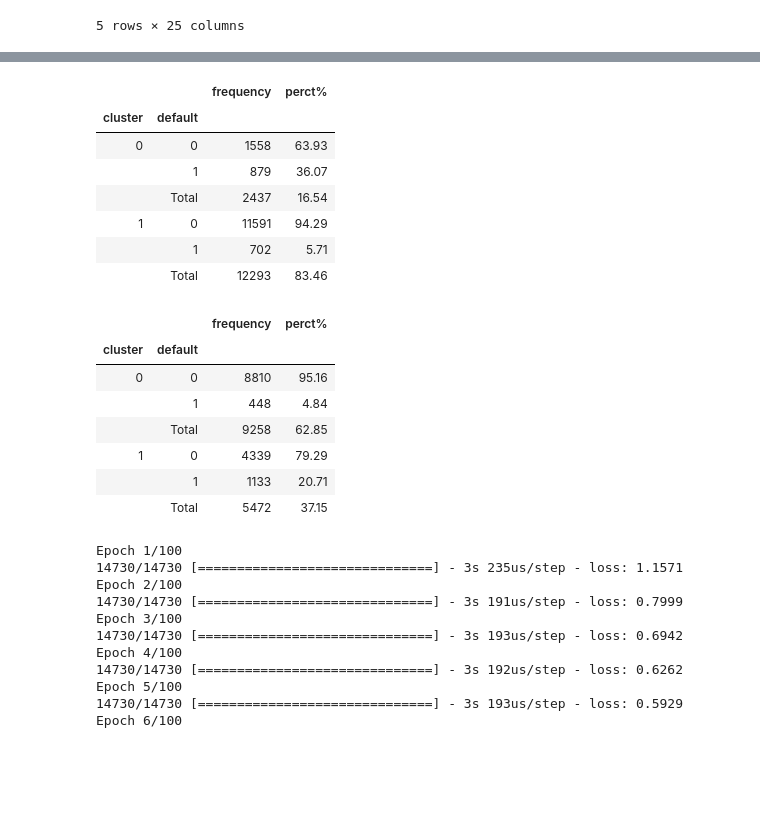
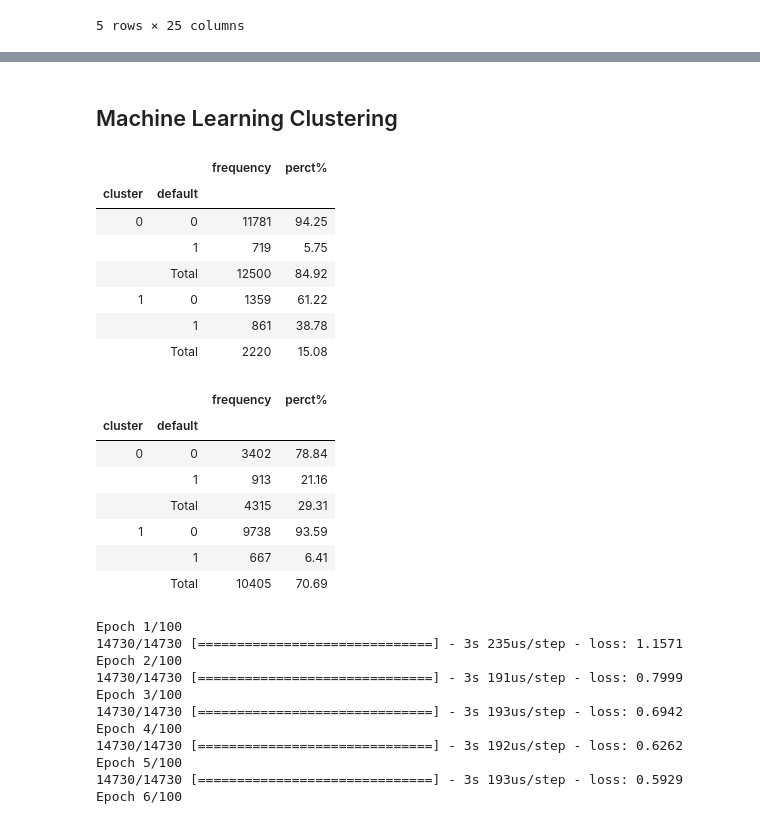
Before and after one commit to kindhjj/network_model_for_credit_scoring, a Jupyter notebook: code/Classification.ipynb, the cells around one changed output, grey strips where cells are left out. Cells and saved outputs as stored; diff of their text form; code cells hidden in the pictures; blank space fills up the shorter version.

```diff
--- a/code/Classification.ipynb
+++ b/code/Classification.ipynb
@@ -52,0 +70,8 @@ rawdata_df.head()
+# %%
+fig,ax=plt.subplots(5,5,figsize=(10,10))
+rawdata_unif_df=rawdata_df.copy()
+rawdata_unif_df.iloc[:,1:]=quantile_transform(rawdata_unif_df.iloc[:,1:])
+for i in range(1, len(rawdata_unif_df.columns)):
+    sns.violinplot(data=rawdata_unif_df,y=rawdata_unif_df.columns[i], x='status',ax=ax[(i-1)//5][(i-1)%5])
+    ax[(i-1)//5][(i-1)%5].set_ylim([-.1, 1.1])
+fig.set_size_inches(20, 16)
@@ -96,4 +136,0 @@ for col in adj_features_df.columns[1:]:
-# %%
-adj_features_df = adj_features_df[adj_features_df["V11"] != 0]
-adj_features_df = adj_features_df.dropna()
-adj_features_df.describe()
@@ -147,2 +136,0 @@ adj_features_df.head()
-# %%
-adj_features_df = (adj_features_df - np.mean(adj_features_df)) / np.std(adj_features_df)
@@ -181,0 +149,9 @@ Feature_vec.head()
+# %%
+fig,ax=plt.subplots(4,5,figsize=(10,10))
+adj_features_unif_df=adj_features_df.copy()
+adj_features_unif_df['status']=data_status
+adj_features_unif_df.iloc[:,:-1]=quantile_transform(adj_features_unif_df.iloc[:,:-1])
+for i in range(len(adj_features_unif_df.columns)-1):
+    sns.violinplot(data=adj_features_unif_df,y=adj_features_unif_df.columns[i], x='status',ax=ax[i//5][i%5])
+    ax[i//5][i%5].set_ylim([-.1, 1.1])
+fig.set_size_inches(20, 16)
@@ -182,3 +160,5 @@ Feature_vec.head()
+# %% [markdown]
+## Machine Learning Clustering
 # %%
 def gen_summary_df(data_status, pred_vec):
     classified_df = pd.DataFrame({"default": data_status, "cluster": pred_vec})
@@ -203,33 +183,33 @@ def gen_summary_df(data_status, pred_vec):
 # %%
 # kMeans
 estimator = KMeans(n_clusters=2)
-kmeans_pred = estimator.fit_predict(Feature_vec)
+kmeans_pred = estimator.fit_predict(adj_features_std_df)
 gen_summary_df(data_status,kmeans_pred)
 # %% [output]
 |  |  | frequency | perct% |
 | cluster | default |  |  |
-| 0 | 0 | 1558 | 63.93 |
-|  | 1 | 879 | 36.07 |
-|  | Total | 2437 | 16.54 |
-| 1 | 0 | 11591 | 94.29 |
-|  | 1 | 702 | 5.71 |
-|  | Total | 12293 | 83.46 |
+| 0 | 0 | 11781 | 94.25 |
+|  | 1 | 719 | 5.75 |
+|  | Total | 12500 | 84.92 |
+| 1 | 0 | 1359 | 61.22 |
+|  | 1 | 861 | 38.78 |
+|  | Total | 2220 | 15.08 |
 # %%
 # GMM
 estimator = GaussianMixture(
     n_components=2, covariance_type="full", init_params="kmeans", random_state=None
 )
-gmm_pred = estimator.fit_predict(Feature_vec)
+gmm_pred = estimator.fit_predict(adj_features_std_df)
 gen_summary_df(data_status,gmm_pred)
 # %% [output]
 |  |  | frequency | perct% |
 | cluster | default |  |  |
-| 0 | 0 | 8810 | 95.16 |
-|  | 1 | 448 | 4.84 |
-|  | Total | 9258 | 62.85 |
-| 1 | 0 | 4339 | 79.29 |
-|  | 1 | 1133 | 20.71 |
-|  | Total | 5472 | 37.15 |
+| 0 | 0 | 3402 | 78.84 |
+|  | 1 | 913 | 21.16 |
+|  | Total | 4315 | 29.31 |
+| 1 | 0 | 9738 | 93.59 |
+|  | 1 | 667 | 6.41 |
+|  | Total | 10405 | 70.69 |
 # %%
 # DEC neural network
 
```
Also changed, not shown: parts of 19 cells of this notebook, 5 other files.
